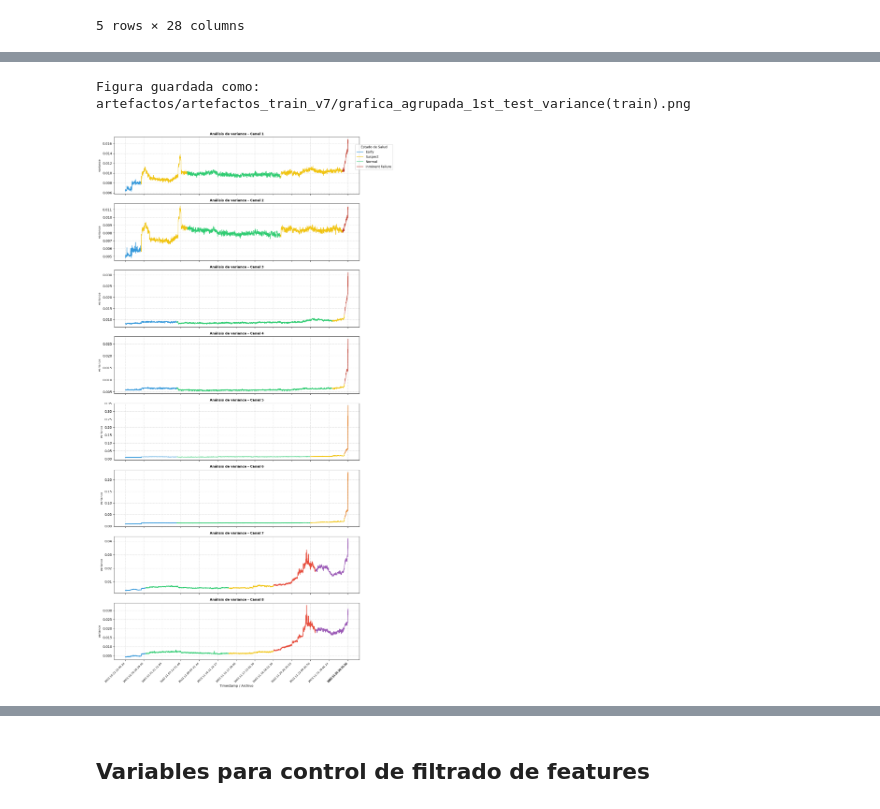
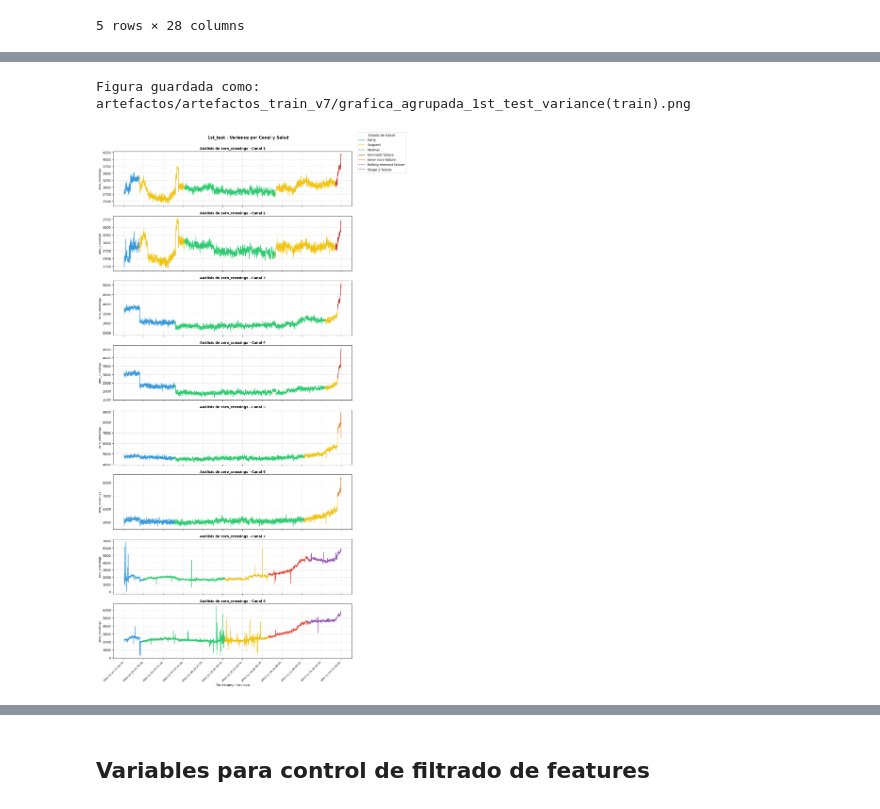
Before and after one commit to MMarck/TF_CEIA_Clasificador_Vibraciones, a Jupyter notebook: entrenamiento_de_modelos/TF_entrenamiento_agregados_v7.ipynb, the cells around one changed output, grey strips where cells are left out. Drawn from its saved outputs; the diff is of its cells as text; code cells hidden in the pictures.

```diff
--- a/entrenamiento_de_modelos/TF_entrenamiento_agregados_v7.ipynb
+++ b/entrenamiento_de_modelos/TF_entrenamiento_agregados_v7.ipynb
@@ -130,7 +130,7 @@ os.makedirs(dir_artifacts, exist_ok=True)
 umbral_shap = 0
 # %%
 
-def mostrar_grafica_agrupada(df, metrica, columna_salud, columna_canal, colores_salud, guardar_figura=False, nombre_figura="grafica_agrupada.png"   ):
+def mostrar_grafica_agrupada(df, metrica, columna_salud, columna_canal, colores_salud, guardar_figura=False, nombre_figura="grafica_agrupada.png", titulo_grafica="Grafica agrupada"):
     """
     Genera subplots verticales, uno para cada canal, mostrando la evolución de una métrica
     utilizando los nombres de archivo/timestamps en el eje X.
@@ -138,6 +138,7 @@ def mostrar_grafica_agrupada(df, metrica, columna_salud, columna_canal, colores_
     # Identificar los canales únicos y ordenarlos
     canales = sorted(df[columna_canal].unique())
     num_canales = len(canales)
+
 
     # Crear la figura con subplots compartiendo el eje X
     fig, axs = plt.subplots(num_canales, 1, figsize=(13, 3 * num_canales), sharex=True)
@@ -149,21 +150,23 @@ def mostrar_grafica_agrupada(df, metrica, columna_salud, columna_canal, colores_
     # Variable para almacenar el df_canal del último canal y usarlo para los ticks
     df_ultimo_canal = None
 
+    labels_salud_observados = set()
+
     for i, canal in enumerate(canales):
         # Filtrar datos para el canal actual
         df_canal = df[df[columna_canal] == canal].reset_index(drop=True)
         df_ultimo_canal = df_canal # Guardamos referencia para los labels finales
         ax = axs[i]
 
-        salud_labels_añadidos = set()
+
 
         # Dibujar segmentos por color según el estado de salud
         for j in range(len(df_canal) - 1):
             estado = df_canal.iloc[j][columna_salud]
             color = colores_salud.get(estado, 'gray')
 
-            label = estado if estado not in salud_labels_añadidos else "_nolegend_"
-            salud_labels_añadidos.add(estado)
+            label = estado if estado not in labels_salud_observados else "_nolegend_"
+            labels_salud_observados.add(estado)
 
             # Graficar segmento
             ax.plot([j, j+1],
@@ -178,14 +181,16 @@ def mostrar_grafica_agrupada(df, metrica, columna_salud, columna_canal, colores_
         ax.grid(True, linestyle='--', alpha=0.5)
 
     # --- Configuración de los Timestamps en el último eje ---
-    # Usamos axs[-1] (la lista de ejes) en lugar de ax
     if df_ultimo_canal is not None:
-        tick_step = max(1, len(df_ultimo_canal) // 12) # Ajustado a 12 etiquetas para legibilidad
-        tick_idx = list(range(0, len(df_ultimo_canal), tick_step))
+        import numpy as np  # Por si no lo has importado arriba
 
-        # Aseguramos que el último índice esté incluido
-        if (len(df_ultimo_canal) - 1) not in tick_idx:
-            tick_idx.append(len(df_ultimo_canal) - 1)
+        # Generamos exactamente 12 índices distribuidos uniformemente del 0 al final
+        # Usamos astype(int) para obtener posiciones válidas en el dataframe
+        num_etiquetas = 12
+        tick_idx = np.linspace(0, len(df_ultimo_canal) - 1, num_etiquetas).astype(int)
+
+        # Eliminamos duplicados por si el DataFrame es extremadamente corto
+        tick_idx = sorted(list(set(tick_idx)))
 
         tick_labels = [df_ultimo_canal.loc[idx, 'archivo'] for idx in tick_idx]
 
@@ -193,13 +198,19 @@ def mostrar_grafica_agrupada(df, metrica, columna_salud, columna_canal, colores_
         axs[-1].set_xticklabels(tick_labels, rotation=45, ha='right', fontsize=8)
         axs[-1].set_xlabel("Timestamp / Archivo", fontsize=10)
 
-    # Crear una leyenda única para toda la figura
-    handles, labels = axs[0].get_legend_handles_labels()
-    by_label = dict(zip(labels, handles))
+    # --- Crear una leyenda única para toda la figura (recolectando de todos los ejes) ---
+    by_label = {}
+
+    for ax in axs:
+        handles, labels = ax.get_legend_handles_labels()
+        by_label.update(zip(labels, handles))
+
+    # Crear la leyenda global con los datos unificados
     fig.legend(by_label.values(), by_label.keys(), loc='center left',
                bbox_to_anchor=(0.85, 0.95), title="Estado de Salud")
 
-    plt.tight_layout(rect=[0, 0, 0.88, 1])
+    fig.suptitle(titulo_grafica, fontweight='bold', fontsize=12)
+    plt.tight_layout(rect=[0, 0, 0.85, 0.98])
 
     # Guardar figura si se indicó
     if guardar_figura:
@@ -247,16 +319,17 @@ df.head()
 # %%
 mostrar_grafica_agrupada(
     df,
-    metrica='variance',
+    metrica='zero_crossings',
     columna_salud='salud_miltos',
     columna_canal='canal',
     colores_salud=COLORES_ETIQUETA,
     guardar_figura=True,
+    titulo_grafica="1st_test - Variance por Canal y Salud",
     nombre_figura=os.path.join(dir_artifacts, "grafica_agrupada_1st_test_variance(train).png")
 )
 # %% [output]
 Figura guardada como: artefactos/artefactos_train_v7/grafica_agrupada_1st_test_variance(train).png
-[figure, old version]
+[figure, new version]
 # %%
 mostrar_grafica_agrupada(
     df_agregado_2nd_test,
```
Also changed, not shown: parts of 86 cells of this notebook, 38 other files.
